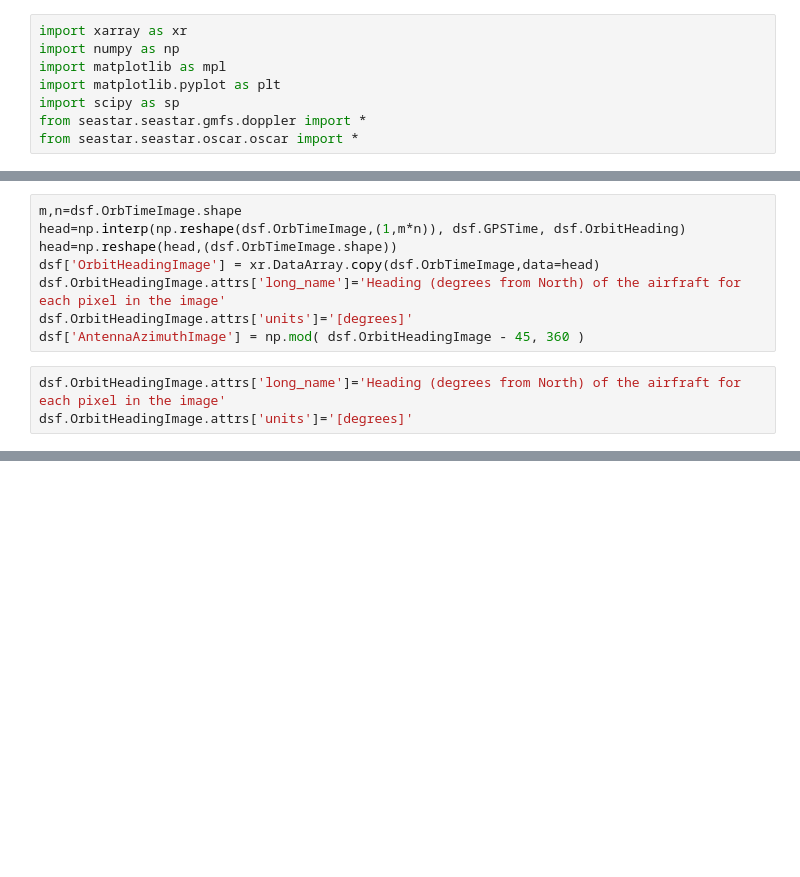
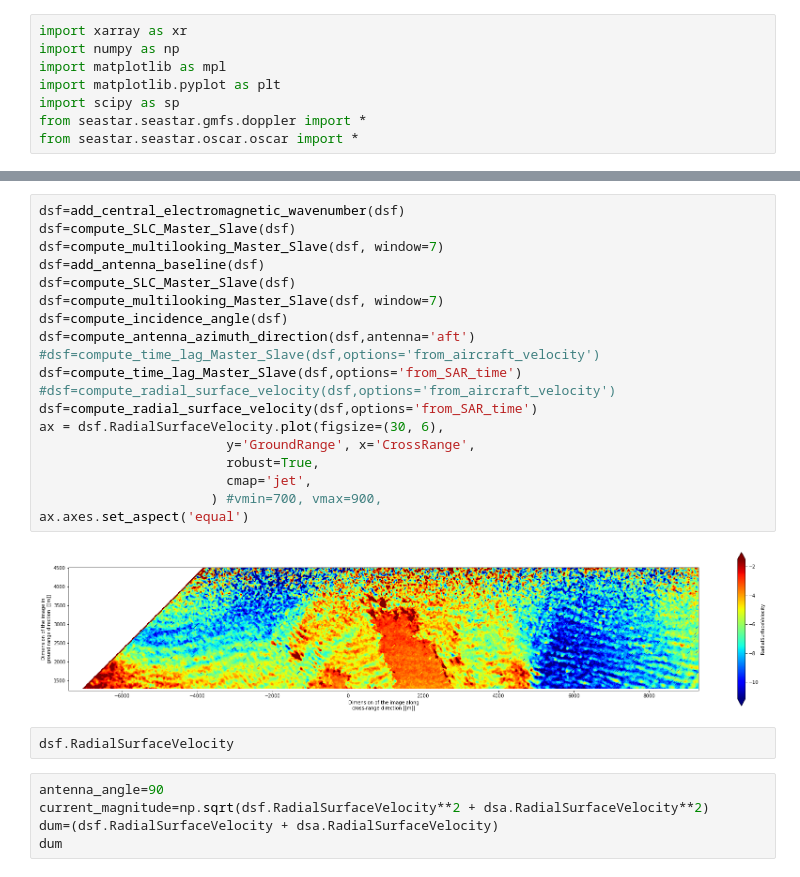
Before and after one commit to ACHMartin/seastar_project, a Jupyter notebook: seastar/OSCAR_processing_testbed_v1.ipynb, the cells around one changed output, grey strips where cells are left out. Drawn from its saved outputs; the diff is of its cells as text; blank space fills up the shorter version.

```diff
--- a/seastar/OSCAR_processing_testbed_v1.ipynb
+++ b/seastar/OSCAR_processing_testbed_v1.ipynb
@@ -25,11 +19,0 @@ dsf=compute_incidence_angle(dsf)
-# %%
-m,n=dsf.OrbTimeImage.shape
-head=np.interp(np.reshape(dsf.OrbTimeImage,(1,m*n)), dsf.GPSTime, dsf.OrbitHeading)
-head=np.reshape(head,(dsf.OrbTimeImage.shape))
-dsf['OrbitHeadingImage'] = xr.DataArray.copy(dsf.OrbTimeImage,data=head)
-dsf.OrbitHeadingImage.attrs['long_name']='Heading (degrees from North) of the airfraft for each pixel in the image'
-dsf.OrbitHeadingImage.attrs['units']='[degrees]'
-dsf['AntennaAzimuthImage'] = np.mod( dsf.OrbitHeadingImage - 45, 360 )
-# %%
-dsf.OrbitHeadingImage.attrs['long_name']='Heading (degrees from North) of the airfraft for each pixel in the image'
-dsf.OrbitHeadingImage.attrs['units']='[degrees]'
@@ -42,0 +39,28 @@ ValueError: Could not convert tuple of form (dims, data[, attrs, encoding]): (ar
+# %%
+dsf=add_central_electromagnetic_wavenumber(dsf)
+dsf=compute_SLC_Master_Slave(dsf)
+dsf=compute_multilooking_Master_Slave(dsf, window=7)
+dsf=add_antenna_baseline(dsf)
+dsf=compute_SLC_Master_Slave(dsf)
+dsf=compute_multilooking_Master_Slave(dsf, window=7)
+dsf=compute_incidence_angle(dsf)
+dsf=compute_antenna_azimuth_direction(dsf,antenna='aft')
+#dsf=compute_time_lag_Master_Slave(dsf,options='from_aircraft_velocity')
+dsf=compute_time_lag_Master_Slave(dsf,options='from_SAR_time')
+#dsf=compute_radial_surface_velocity(dsf,options='from_aircraft_velocity')
+dsf=compute_radial_surface_velocity(dsf,options='from_SAR_time')
+ax = dsf.RadialSurfaceVelocity.plot(figsize=(30, 6),
+                        y='GroundRange', x='CrossRange',
+                        robust=True,
+                        cmap='jet',
+                      ) #vmin=700, vmax=900,
+ax.axes.set_aspect('equal')
+# %% [output]
+[figure, added]
+# %%
+dsf.RadialSurfaceVelocity
+# %%
+antenna_angle=90
+current_magnitude=np.sqrt(dsf.RadialSurfaceVelocity**2 + dsa.RadialSurfaceVelocity**2)
+dum=(dsf.RadialSurfaceVelocity + dsa.RadialSurfaceVelocity)
+dum
```
Also changed, not shown: parts of 9 cells of this notebook, 1 other file.
